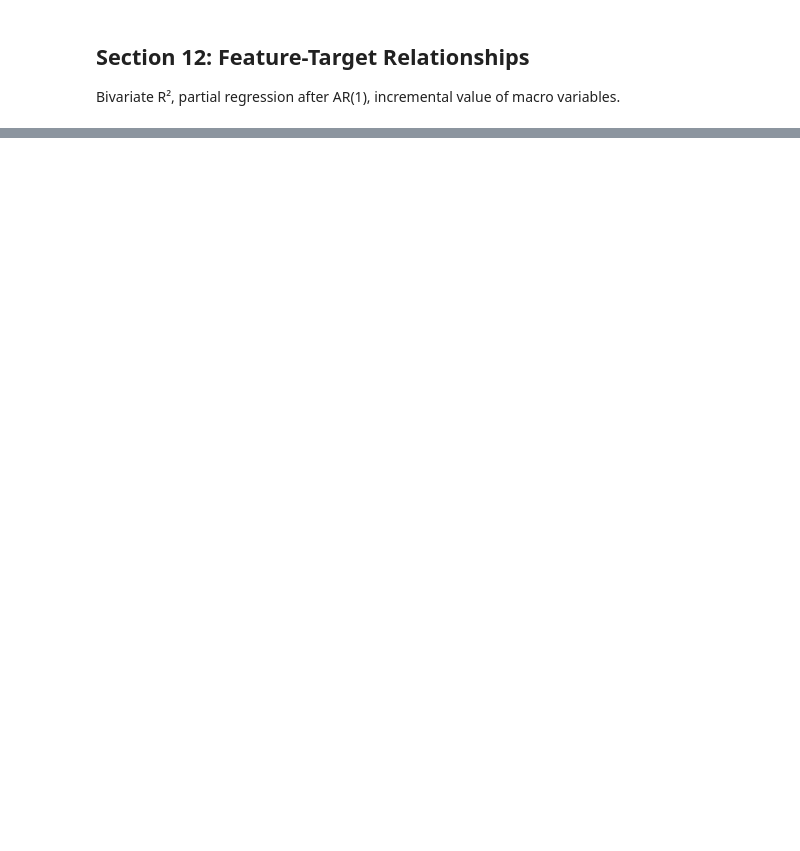
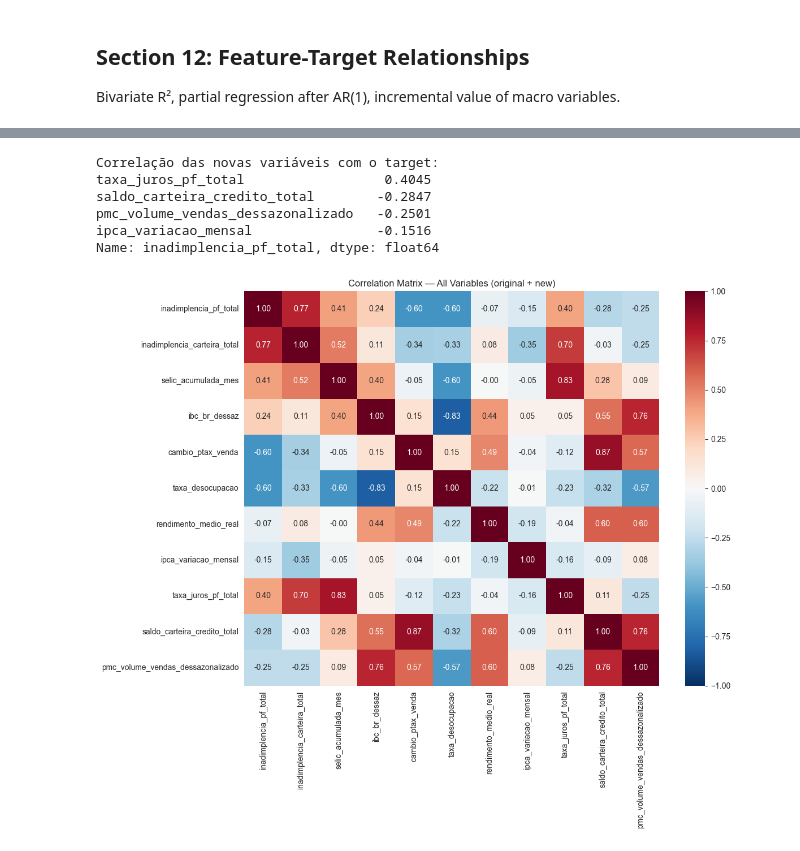
Before and after one commit to BrunoRaphaell/nowcasting, a Jupyter notebook: notebooks/01_eda.ipynb, the cells around one changed output, grey strips where cells are left out. Cells and saved outputs as stored; diff of their text form; code cells hidden in the pictures; blank space fills up the shorter version.

```diff
--- a/notebooks/01_eda.ipynb
+++ b/notebooks/01_eda.ipynb
@@ -872,0 +1112,22 @@ plt.show()
+# %%
+# 14.2 — Correlation of new variables with target + existing features
+corr_new = panel[present + [TARGET_COL]].corr()
+print("Correlação das novas variáveis com o target:")
+print(corr_new[TARGET_COL].drop(TARGET_COL).sort_values(key=abs, ascending=False).round(4))
+
+# Full correlation matrix including new vars
+fig, ax = plt.subplots(figsize=(12, 10))
+all_cols_corr = panel[[TARGET_COL] + FEATURE_COLS + present].corr()
+sns.heatmap(all_cols_corr, annot=True, fmt=".2f", cmap="RdBu_r", center=0, ax=ax,
+            vmin=-1, vmax=1)
+ax.set_title("Correlation Matrix — All Variables (original + new)")
+plt.tight_layout()
+plt.show()
+# %% [output]
+Correlação das novas variáveis com o target:
+taxa_juros_pf_total                  0.4045
+saldo_carteira_credito_total        -0.2847
+pmc_volume_vendas_dessazonalizado   -0.2501
+ipca_variacao_mensal                -0.1516
+Name: inadimplencia_pf_total, dtype: float64
+[figure, added]
```
Also changed, not shown: parts of 57 cells of this notebook.
